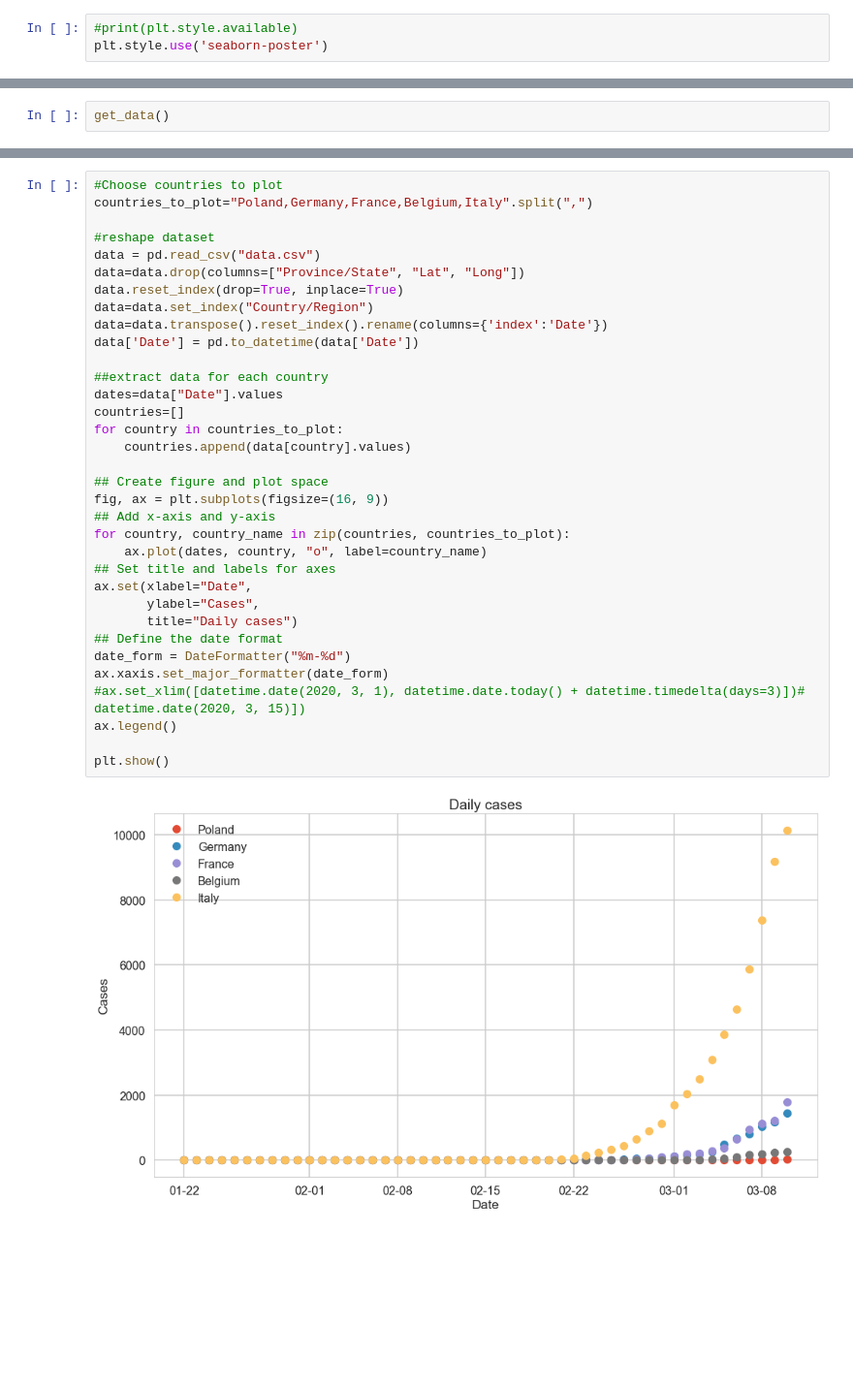
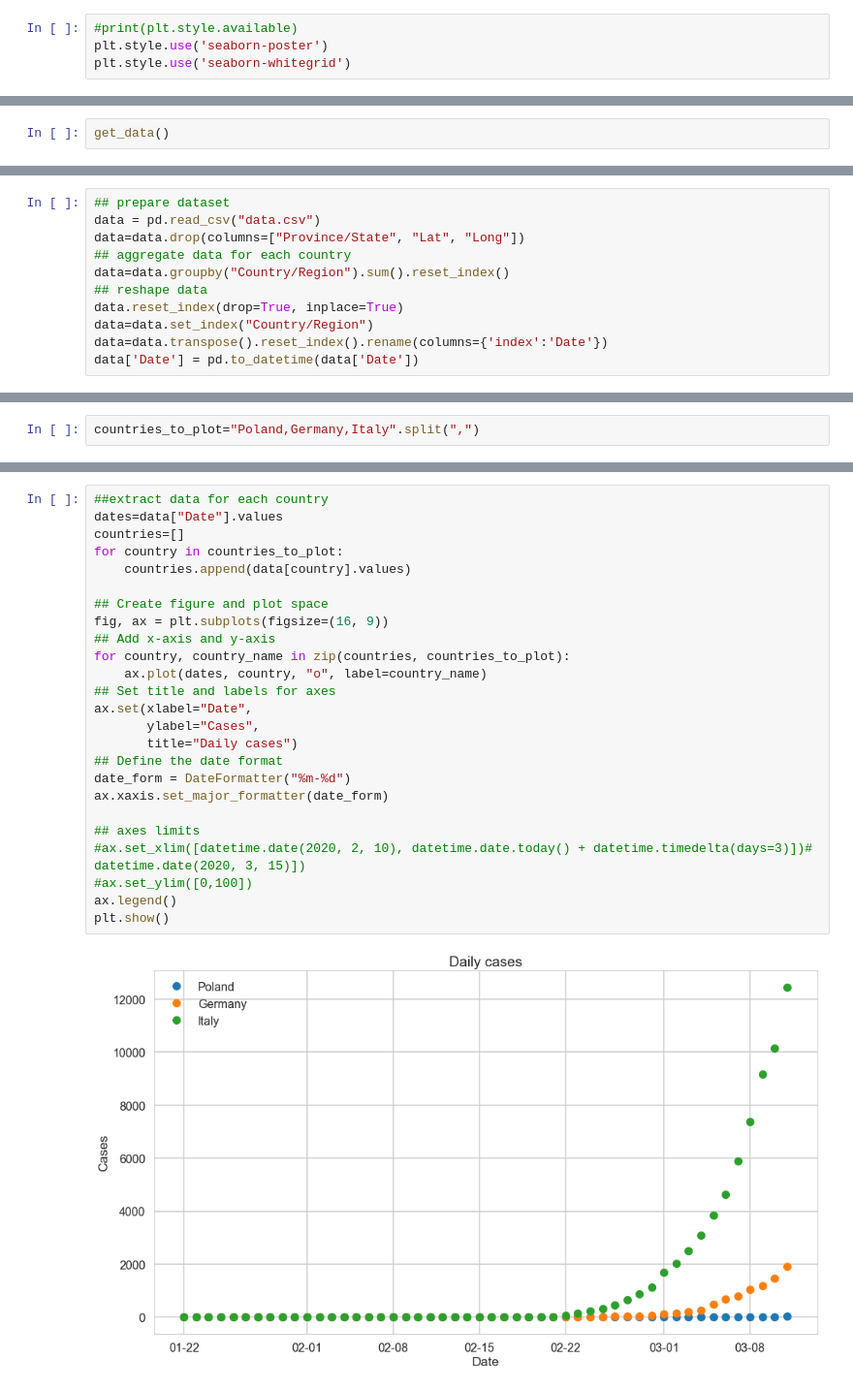
Before and after one commit to maciejj/corona_plot, a Jupyter notebook: plot_poland.ipynb, the cells around one changed output, grey strips where cells are left out. Shown at 97% size. Cells and saved outputs as stored; diff of their text form; blank space fills up the shorter version.

Commit message:
aggregate plot by country

```diff
--- a/plot_poland.ipynb
+++ b/plot_poland.ipynb
@@ -9,3 +11,4 @@ import datetime
 # %%
 #print(plt.style.available)
 plt.style.use('seaborn-poster')
+plt.style.use('seaborn-whitegrid')
@@ -23,0 +31,11 @@ get_data()
+# %%
+## prepare dataset
+data = pd.read_csv("data.csv")
+data=data.drop(columns=["Province/State", "Lat", "Long"])
+## aggregate data for each country
+data=data.groupby("Country/Region").sum().reset_index()
+## reshape data
+data.reset_index(drop=True, inplace=True)
+data=data.set_index("Country/Region")
+data=data.transpose().reset_index().rename(columns={'index':'Date'})
+data['Date'] = pd.to_datetime(data['Date'])
@@ -23,0 +49,2 @@ get_data()
+# %%
+countries_to_plot="Poland,Germany,Italy".split(",")
@@ -24,36 +53,27 @@ get_data()
 # %%
-#Choose countries to plot
-countries_to_plot="Poland,Germany,France,Belgium,Italy".split(",")
-
-#reshape dataset
-data = pd.read_csv("data.csv")
-data=data.drop(columns=["Province/State", "Lat", "Long"])
-data.reset_index(drop=True, inplace=True)
-data=data.set_index("Country/Region")
-data=data.transpose().reset_index().rename(columns={'index':'Date'})
-data['Date'] = pd.to_datetime(data['Date'])
-
 ##extract data for each country
 dates=data["Date"].values
 countries=[]
 for country in countries_to_plot:
     countries.append(data[country].values)
 
 ## Create figure and plot space
 fig, ax = plt.subplots(figsize=(16, 9))
 ## Add x-axis and y-axis
 for country, country_name in zip(countries, countries_to_plot):
     ax.plot(dates, country, "o", label=country_name)
 ## Set title and labels for axes
 ax.set(xlabel="Date",
        ylabel="Cases",
        title="Daily cases")
 ## Define the date format
 date_form = DateFormatter("%m-%d")
 ax.xaxis.set_major_formatter(date_form)
-#ax.set_xlim([datetime.date(2020, 3, 1), datetime.date.today() + datetime.timedelta(days=3)])# datetime.date(2020, 3, 15)])
+
+## axes limits
+#ax.set_xlim([datetime.date(2020, 2, 10), datetime.date.today() + datetime.timedelta(days=3)])# datetime.date(2020, 3, 15)])
+#ax.set_ylim([0,100])
 ax.legend()
-
 plt.show()
 # %% [output]
-[figure, old version]
+[figure, new version]
```
Also changed, not shown: parts of 8 cells of this notebook, 2 other files.
